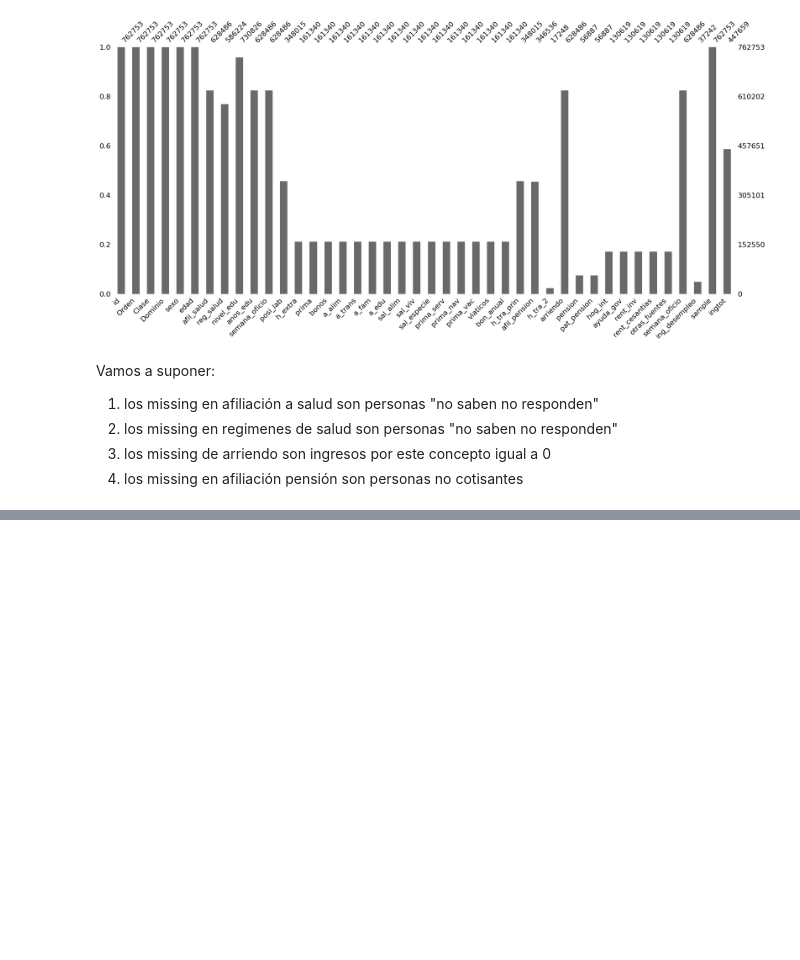
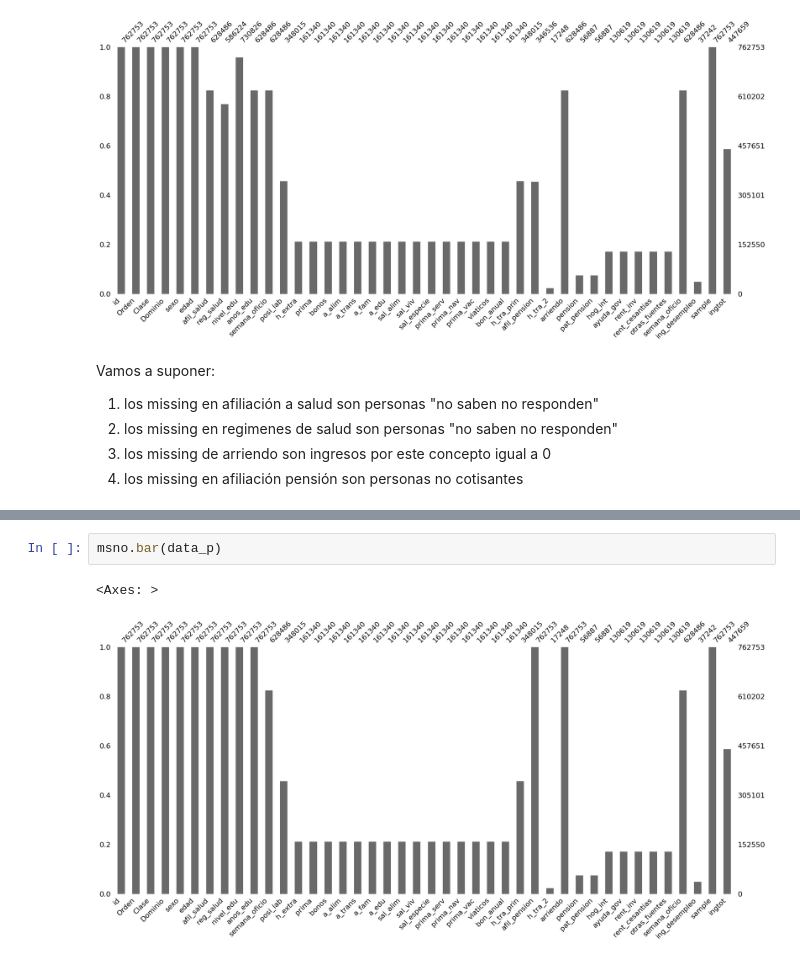
Before and after one commit to sebastian23e/predicting_poverty_bdmc, a Jupyter notebook: scripts/Limpieza.ipynb, the cells around one changed output, grey strips where cells are left out. Drawn from its saved outputs; the diff is of its cells as text; blank space fills up the shorter version.

```diff
--- a/scripts/Limpieza.ipynb
+++ b/scripts/Limpieza.ipynb
@@ -238,0 +340,5 @@ ax.hist(x)
+# %%
+msno.bar(data_p)
+# %% [output]
+<Axes: >
+[figure, added]
```
Also changed, not shown: parts of 22 cells of this notebook, 1 other file.
